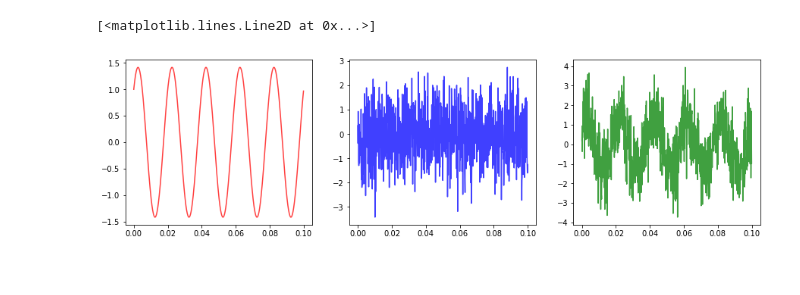
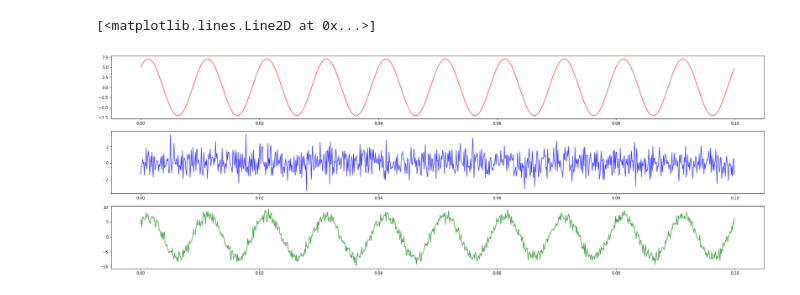
Before and after one commit to SGRGit/gwOsc, a Jupyter notebook: CreateSampleSignalProc.ipynb, the cells around one changed output. Cells and saved outputs as stored; diff of their text form; code cells hidden in the pictures.

```diff
--- a/CreateSampleSignalProc.ipynb
+++ b/CreateSampleSignalProc.ipynb
@@ -7,27 +7,31 @@ import matplotlib.pyplot as plt
 # %%
 import numpy as np
 
+#Fs = 1e3;  # sampling rate
+#Ts = 1.0/Fs; # sampling interval
+#t = np.arange(0,1, Ts) # time vector
 
-fs = 1e4
-#fr = np.float(50.0)
+fs = 10e3
+fr = np.float(50.0)
 N = 1e3
-fr = 50.0
+fr = 100.0
 t = np.arange(N) / fs
 
 #t = np.linspace(0, 60, 50)
-a = np.float(np.power(1.0, -18))
-
+#a = 1e-18
+a = 5
 x = a*np.sin(2*np.pi*fr*t) + a*np.cos(2*np.pi*fr*t)
 n = np.random.randn(len(t))
 xn = x + np.random.randn(len(t))
 # %%
-f, (ax1, ax2, ax3) = plt.subplots(1, 3)
-f.set_figwidth(15)
+f, (ax1, ax2, ax3) = plt.subplots(3, 1)
+f.set_figwidth(30)
+f.set_figheight(10)
 ax1.plot(t, x, 'r' , alpha=0.75)
 
 ax2.plot(t, n, 'b', alpha=0.75)
 
 ax3.plot(t, xn, 'g', alpha=0.75)
 # %% [output]
 [<matplotlib.lines.Line2D at 0x...>]
-[figure, old version]
+[figure, new version]
```
Also changed, not shown: parts of 5 cells of this notebook.
